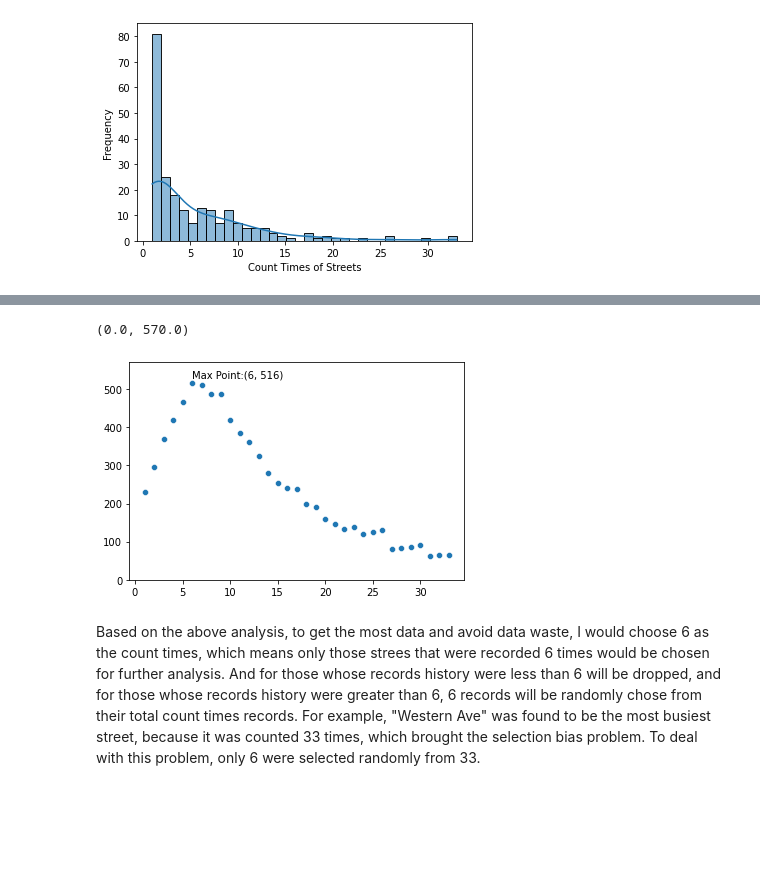
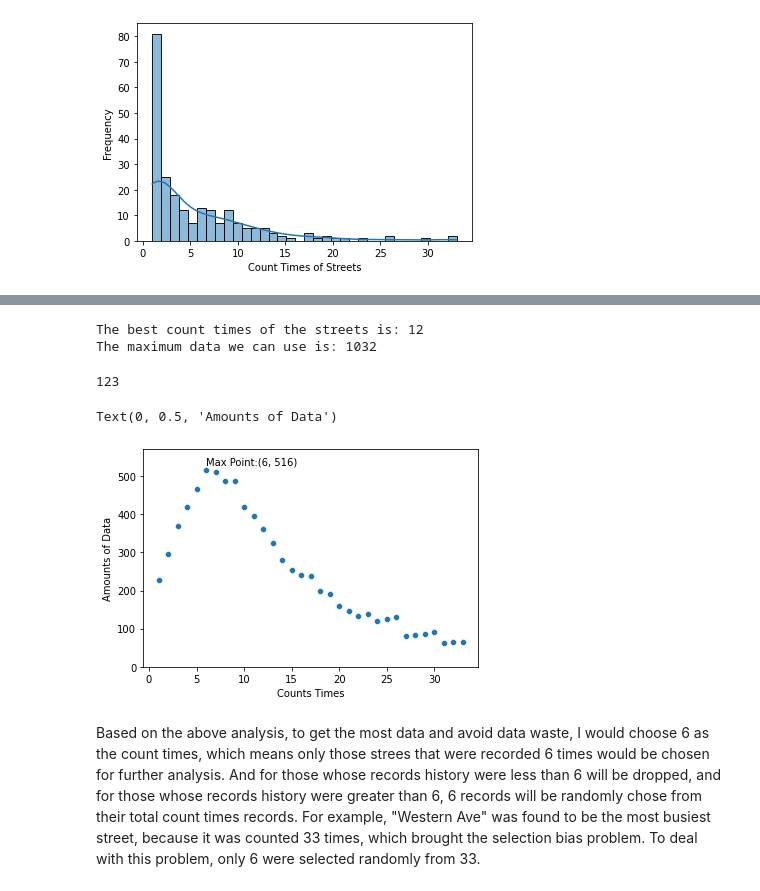
Before and after one commit to aliciadatascience/Traffic-analysis, a Jupyter notebook: Traffic Analysis - AllState.ipynb, the cells around one changed output, grey strips where cells are left out. Drawn from its saved outputs; the diff is of its cells as text; code cells hidden in the pictures; blank space fills up the shorter version.

```diff
--- a/Traffic Analysis - AllState.ipynb
+++ b/Traffic Analysis - AllState.ipynb
@@ -228,6 +270,6 @@ plt.xticks(rotation=20)
 # %% [markdown]
 It can be found that most of the data were collected from Tues to Thurs, some were also collected on Monday. There are no data on Saturday and very few data on Friday and Sunday. I would like to focus on from Monday to Thursday in this project. Since they are working day. Since workday and weekend are really different for some streets, therefore if we want to invovle friday to sunday analysis, more data should be collected.
 # %%
-data_chicago_06_day =data_chicago_06[data_chicago_06['day'].isin(['Monday','Tuesday','Wednesday','Thursday'])]
+data_chicago_06_day =data_chicago_06[data_chicago_06['day'].isin(['Monday','Tuesday','Wednesday','Thursday'])].reset_index(drop=True)
 data_chicago_06_day.shape
 # %% [output]
@@ -235,11 +277,12 @@ data_chicago_06_day.shape
 # %%
 # Split the 'Direction' features into four new features: two direction + corresponding volumes
+pd.options.mode.chained_assignment = None
 data_chicago_06_day['0_direction'] = data_chicago_06_day['Direction'].str.split('/').str[0].str.split(':').str[0].str[:-6].str.strip()
 data_chicago_06_day['0_volume'] = data_chicago_06_day['Direction'].str.split('/').str[0].str.split(':').str[1].astype(np.int64)
 data_chicago_06_day['1_direction'] = data_chicago_06_day['Direction'].str.split('/').str[1].str.split(':').str[0].str[:-6].str.strip()
-data_chicago_06_day['1_volume'] = data_chicago_06_day'Direction'].str.split('/ ').str[1].str.split(':').str[1].replace(np.nan, 0).astype(np.int64)
+data_chicago_06_day['1_volume'] = data_chicago_06_day['Direction'].str.split('/ ').str[1].str.split(':').str[1].replace(np.nan, 0).astype(np.int64)
 data_chicago_06_day = data_chicago_06_day.drop('Direction', 1)
-data_chicago_06_day.head()
+data_chicago_06_day.head(3)
 # %% [output]
 |  | ID | Address | Street | Total | Latitude | Longitude | month | day | 0_direction | 0_volume | ... |
 | 0 | 2 | 1708 West | 71st Street | 14600 | 41.764877 | -87.666635 | 3 | Thursday | East | 6900 | ... |
@@ -321,7 +362,7 @@ Based on above information, it is easily to found that there are some duplicate
 # modify the abbreviations of streets
 data_chicago_06_day['Street']=data_chicago_06_day['Street'].replace({"Western Ave (over pass)":"Western Ave","Wacker Dr (lower)":"Wacker Dr", "Western Ave (frontage rd)":"Western Ave", "Plaissance":"Plaisance"},regex=False)
 data_chicago_06_day['Street']=data_chicago_06_day['Street'].replace({'Street':'St', "ST":"St","RD":"Rd","CT":"Ct","PL":"Pl"},regex = True)
-data_chicago_06_day['Street']=data_chicago_06_day['Street'].apply(lambda s: s.replace("83rdStreet","83rd  St"))
+data_chicago_06_day['Street']=data_chicago_06_day['Street'].apply(lambda s: s.replace("83rdSt","83rd  St"))
 data_chicago_06_day['Street']=data_chicago_06_day['Street'].apply(lambda s: s.replace("Plaissance","Plaisance"))
 
 data_chicago_06_day['Street'].str.split(' ').str[-1].value_counts()
@@ -475,14 +499,39 @@ The maximum data we can use is: 516
+# %%
+final_count = {}
+
+# i is count times of street
+for i in range(1,34):
+    data_chicago_06_day_ = data_chicago_06_day.groupby('Street')['ID'].count()[data_chicago_06_day.groupby('Street')['ID'].count()>=i]
+    # how many data I can get when I set i as count times
+    final_count[i] = i * data_chicago_06_day_.shape[0]
+
+# to get the maximum data, which count times should be chose
+print("The best count times of the streets is: %d"%max(final_count, key=final_count.get))
+print("The maximum data we can use is: %d" %max(final_count.values()))
+# %% [output]
+The best count times of the streets is: 12
+The maximum data we can use is: 1032
+# %%
+data_chicago_06_day_ = data_chicago_06_day.groupby('Street')['ID'].count()[data_chicago_06_day.groupby('Street')['ID'].count()>=6]
+data_chicago_06_day_.shape[0]
+# %% [output]
+123
 # %%
 # Visualization of the relationship between count times and maximum data we can use
 x = np.array(list(final_count.keys()))
 y = np.array(list(final_count.values()))
 sns.scatterplot(x=x,y=y)
 
+xmax = x[np.argmax(y)]
+ymax = y.max()
+
 plt.text(xmax,ymax+15,'Max Point:(6, 516)')
 plt.ylim(0, 570)
+plt.xlabel('Counts Times')
+plt.ylabel('Amounts of Data')
 # %% [output]
-(0.0, 570.0)
+Text(0, 0.5, 'Amounts of Data')
-[figure, old version]
+[figure, new version]
 # %% [markdown]
 Based on the above analysis, to get the most data and avoid data waste, I would choose 6 as the count times, which means only those strees that were recorded 6 times would be chosen for further analysis. And for those whose records history were less than 6 will be dropped, and for those whose records history were greater than 6, 6 records will be randomly chose from their total count times records. For example, "Western Ave" was found to be the most busiest street, because it was counted 33 times, which brought the selection bias problem. To deal with this problem, only 6 were selected randomly from 33.
 # %%
```
Also changed, not shown: parts of 74 cells of this notebook.
